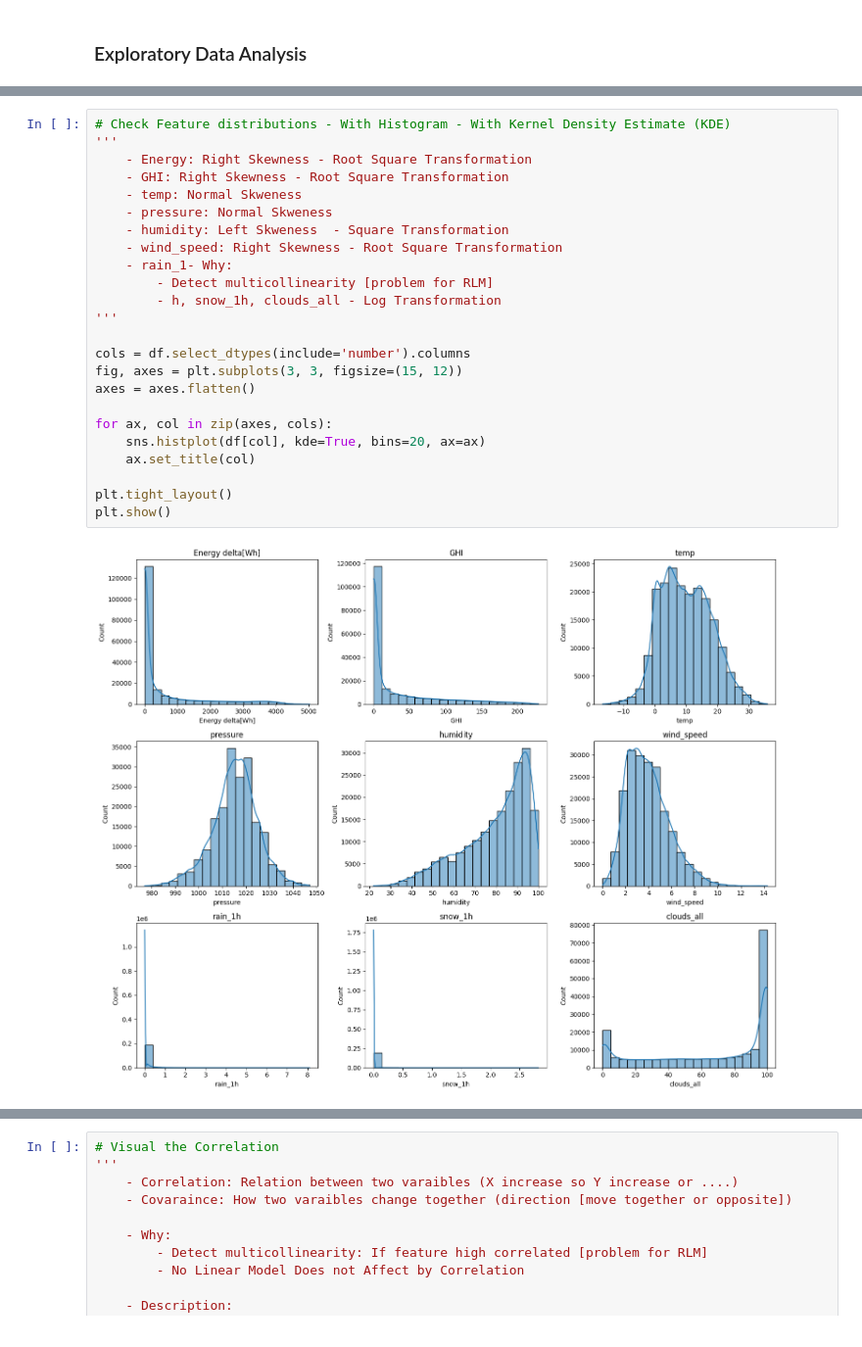
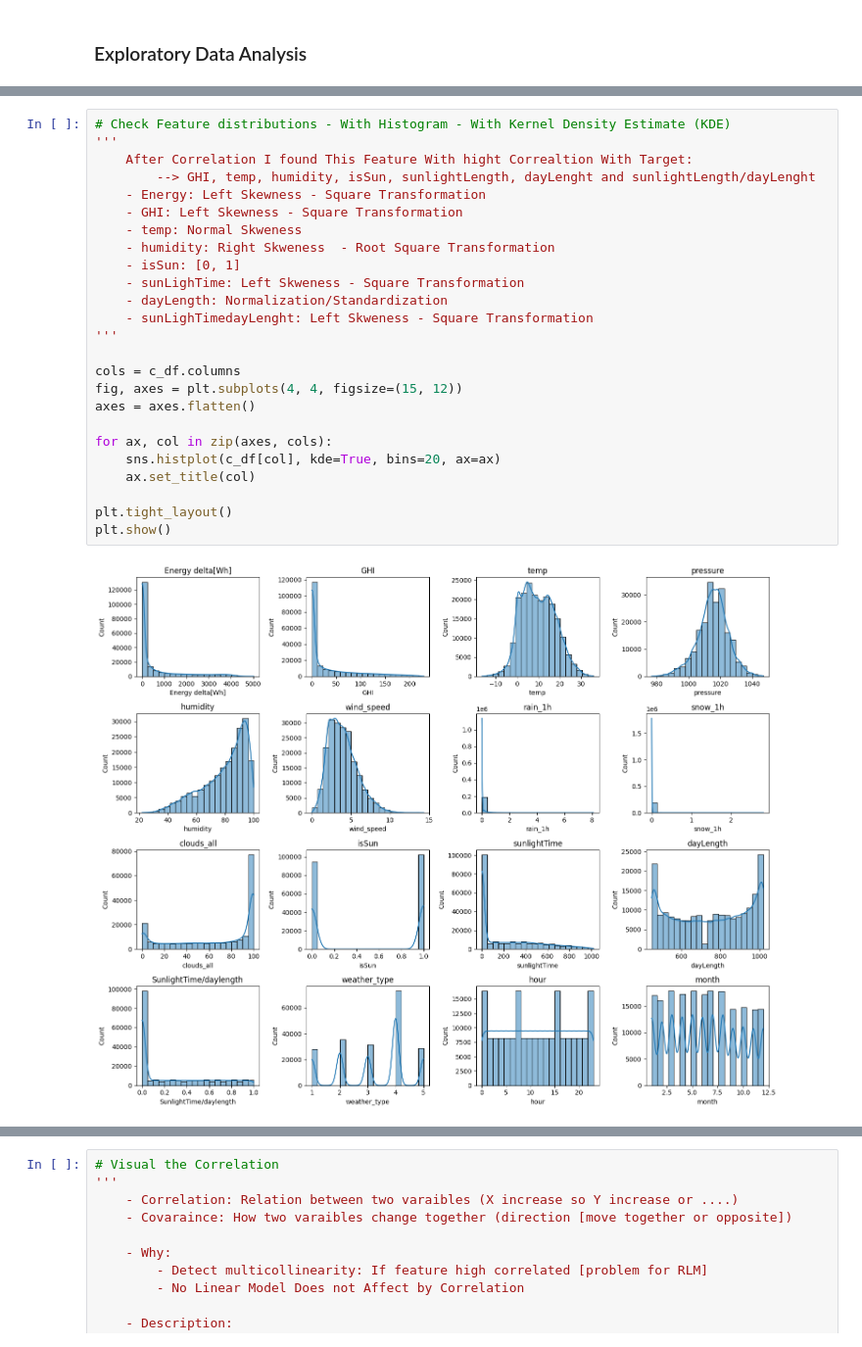
Before and after one commit to KaraniAbdellah/Solar_Energy_Prediction, a Jupyter notebook: explore_renewable_dataset.ipynb, the cells around one changed output, grey strips where cells are left out. Shown at 98% size. Saved outputs shown, nothing was run; the diff lists cells and outputs as text.

```diff
--- a/explore_renewable_dataset.ipynb
+++ b/explore_renewable_dataset.ipynb
@@ -161,26 +247,27 @@ print(sum(np.array(df.duplicated())))
 # %%
 # Check Feature distributions - With Histogram - With Kernel Density Estimate (KDE)
 '''
-    - Energy: Right Skewness - Root Square Transformation
-    - GHI: Right Skewness - Root Square Transformation
+    After Correlation I found This Feature With hight Correaltion With Target:
+        --> GHI, temp, humidity, isSun, sunlightLength, dayLenght and sunlightLength/dayLenght
+    - Energy: Left Skewness - Square Transformation
+    - GHI: Left Skewness - Square Transformation
     - temp: Normal Skweness
-    - pressure: Normal Skweness
-    - humidity: Left Skweness  - Square Transformation
-    - wind_speed: Right Skewness - Root Square Transformation
-    - rain_1- Why:
-        - Detect multicollinearity [problem for RLM]
-        - h, snow_1h, clouds_all - Log Transformation
+    - humidity: Right Skweness  - Root Square Transformation
+    - isSun: [0, 1]
+    - sunLighTime: Left Skweness - Square Transformation
+    - dayLength: Normalization/Standardization
+    - sunLighTimedayLenght: Left Skweness - Square Transformation
 '''
 
-cols = df.select_dtypes(include='number').columns
-fig, axes = plt.subplots(3, 3, figsize=(15, 12))
+cols = c_df.columns
+fig, axes = plt.subplots(4, 4, figsize=(15, 12))
 axes = axes.flatten()
 
 for ax, col in zip(axes, cols):
-    sns.histplot(df[col], kde=True, bins=20, ax=ax)
+    sns.histplot(c_df[col], kde=True, bins=20, ax=ax)
     ax.set_title(col)
 
 plt.tight_layout()
 plt.show()
 # %% [output]
-[figure, old version]
+[figure, new version]
```
Also changed, not shown: parts of 13 cells of this notebook.
